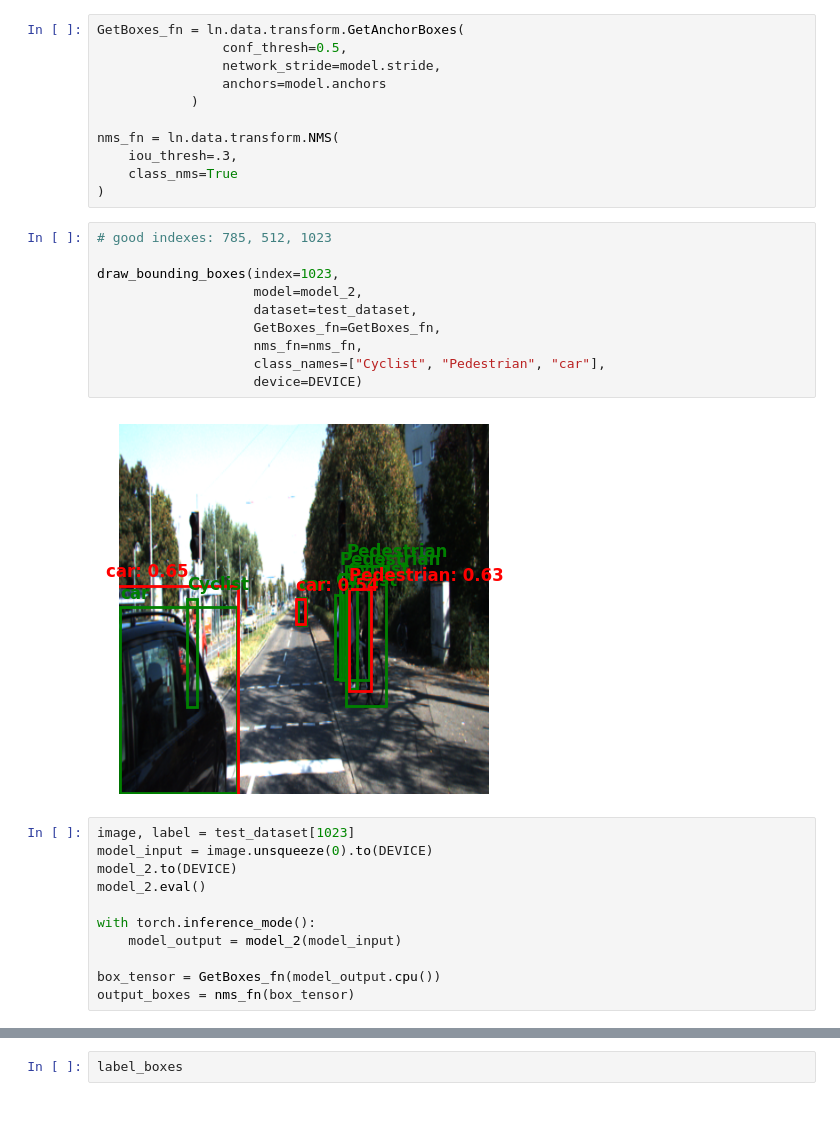
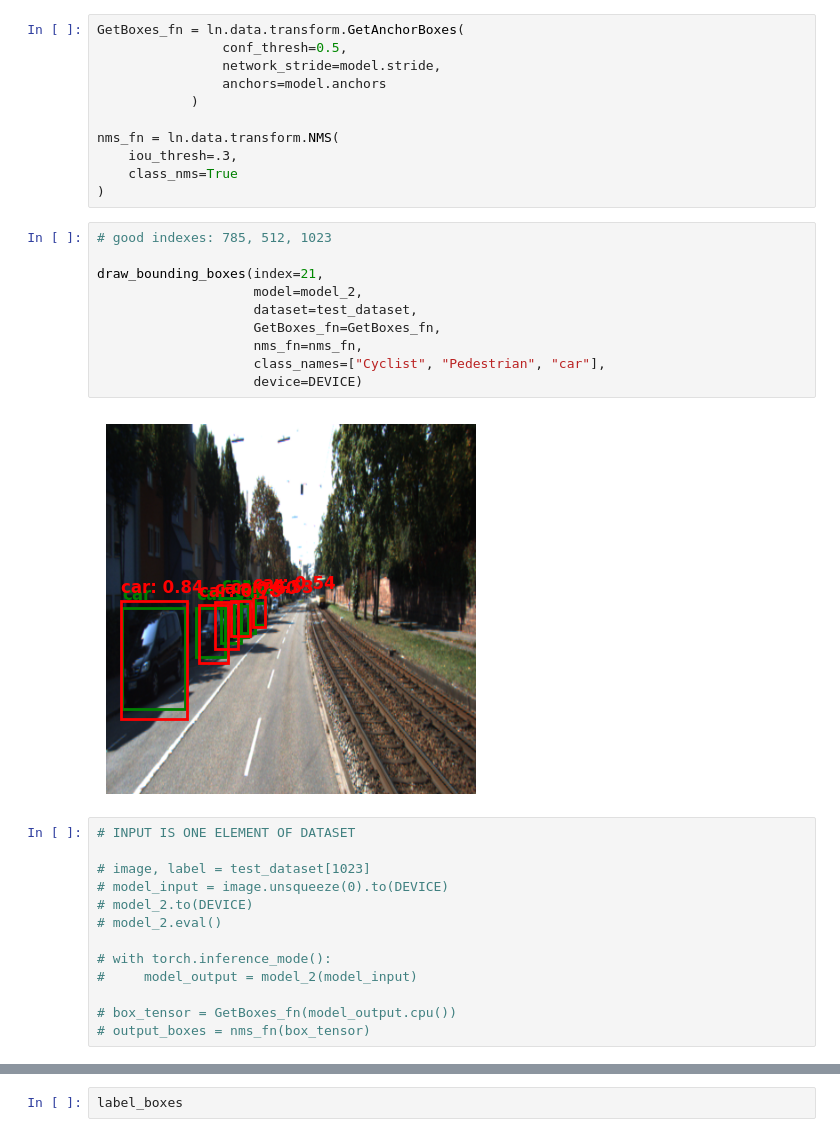
Before and after one commit to gkmocastro/rgbd-yolov2, a Jupyter notebook: test_nb.ipynb, the cells around one changed output, grey strips where cells are left out. Cells and saved outputs as stored; diff of their text form.

```diff
--- a/test_nb.ipynb
+++ b/test_nb.ipynb
@@ -96,23 +96,25 @@ nms_fn = ln.data.transform.NMS(
 # %%
 # good indexes: 785, 512, 1023
 
-draw_bounding_boxes(index=1023,
+draw_bounding_boxes(index=21,
                     model=model_2,
                     dataset=test_dataset,
                     GetBoxes_fn=GetBoxes_fn,
                     nms_fn=nms_fn,
                     class_names=["Cyclist", "Pedestrian", "car"],
                     device=DEVICE)
 # %% [output]
-[figure, old version]
+[figure, new version]
 # %%
-image, label = test_dataset[1023]
-model_input = image.unsqueeze(0).to(DEVICE)
-model_2.to(DEVICE)
-model_2.eval()
+# INPUT IS ONE ELEMENT OF DATASET
 
-with torch.inference_mode():
-    model_output = model_2(model_input)
+# image, label = test_dataset[1023]
+# model_input = image.unsqueeze(0).to(DEVICE)
+# model_2.to(DEVICE)
+# model_2.eval()
 
-box_tensor = GetBoxes_fn(model_output.cpu())
-output_boxes = nms_fn(box_tensor)
+# with torch.inference_mode():
+#     model_output = model_2(model_input)
+
+# box_tensor = GetBoxes_fn(model_output.cpu())
+# output_boxes = nms_fn(box_tensor)
```
Also changed, not shown: parts of 7 cells of this notebook.
